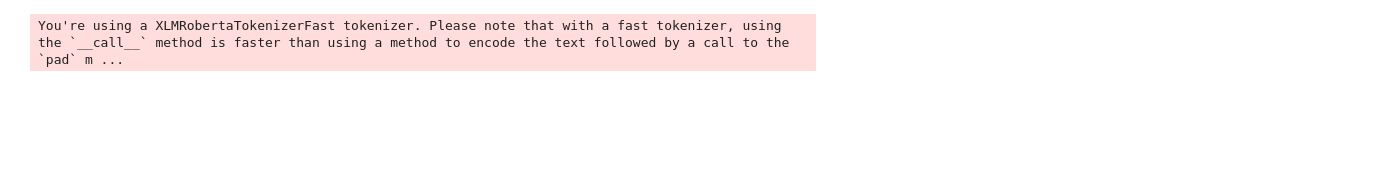
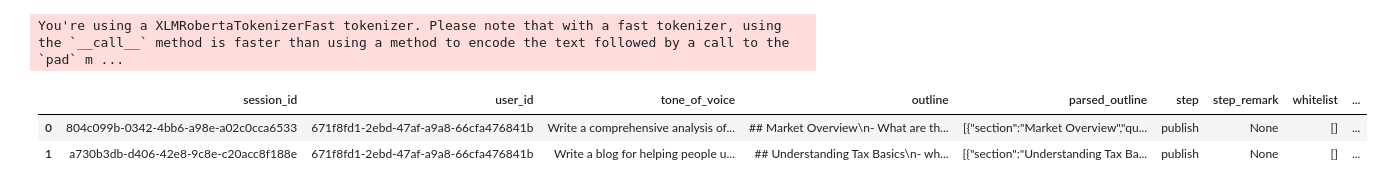
Before and after one commit to datanooblol/broai-research-rocket, a Jupyter notebook: debug.ipynb, the cells around one changed output. Drawn from its saved outputs; the diff is of its cells as text; code cells hidden in the pictures; blank space fills up the shorter version.

```diff
--- a/debug.ipynb
+++ b/debug.ipynb
@@ -26,3 +23,9 @@ knowledgeDB = DuckVectorStore(
         )
 # %% [output]
 You're using a XLMRobertaTokenizerFast tokenizer. Please note that with a fast tokenizer, using the `__call__` method is faster than using a method to encode the text followed by a call to the `pad` m ...
+# %%
+sessionDB.read_all()
+# %% [output]
+|  | session_id | user_id | tone_of_voice | outline | parsed_outline | step | step_remark | whitelist | ... |
+| 0 | 804c099b-0342-4bb6-a98e-a02c0cca6533 | 671f8fd1-2ebd-47af-a9a8-66cfa476841b | Write a comprehensive analysis of... | ## Market Overview\n- What are th... | [{"section":"Market Overview","qu... | publish | None | [] | ... |
+| 1 | a730b3db-d406-42e8-9c8e-c20acc8f188e | 671f8fd1-2ebd-47af-a9a8-66cfa476841b | Write a blog for helping people u... | ## Understanding Tax Basics\n- wh... | [{"section":"Understanding Tax Ba... | publish | None | [] | ... |
```
Also changed, not shown: parts of 20 cells of this notebook, 13 other files.
